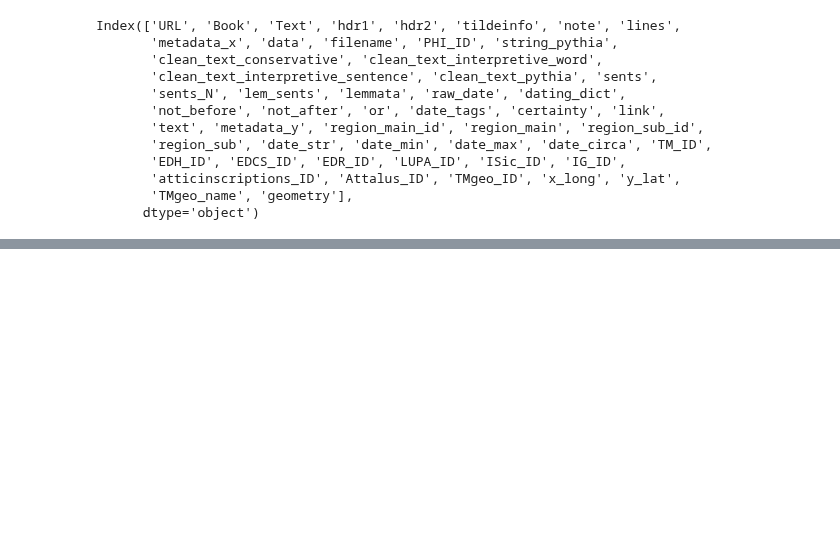
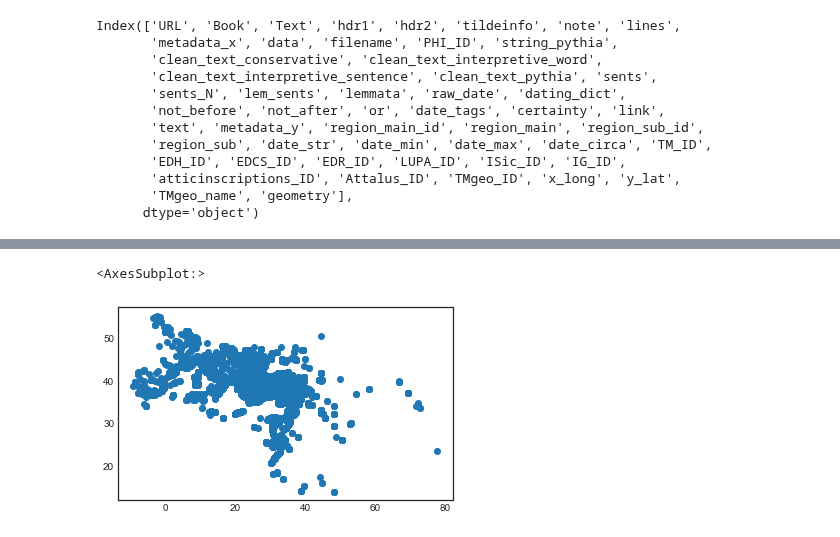
Before and after one commit to sdam-au/GI_ETL, a Jupyter notebook: scripts/1_7_py_GEOCODING&TRISMEGISTOS-IDS.ipynb, the cells around one changed output, grey strips where cells are left out. Saved outputs shown, nothing was run; the diff lists cells and outputs as text; code cells hidden in the pictures; blank space fills up the shorter version.

Commit message:
GIST_v0-1 ready (hopefully)

```diff
--- a/scripts/1_7_py_GEOCODING&TRISMEGISTOS-IDS.ipynb
+++ b/scripts/1_7_py_GEOCODING&TRISMEGISTOS-IDS.ipynb
@@ -305,0 +462,8 @@ Your <class 'pandas.core.frame.DataFrame'> object has been succesfully written a
+# %%
+# test reading back
+GIST = gpd.read_file("../data/large_data/GIST_v0-1.geojson")
+# %%
+GIST.plot()
+# %% [output]
+<AxesSubplot:>
+[figure, added]
```
Also changed, not shown: parts of 34 cells of this notebook, 7 other files.
